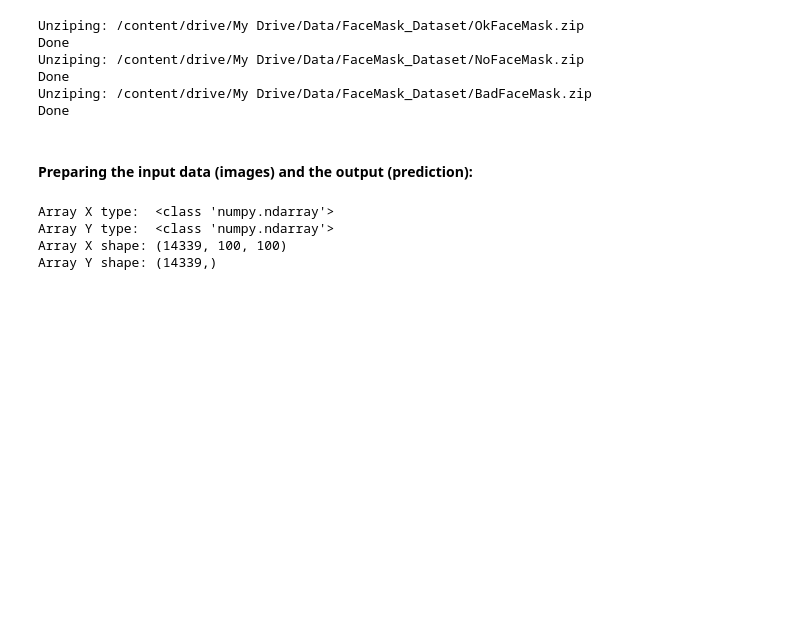
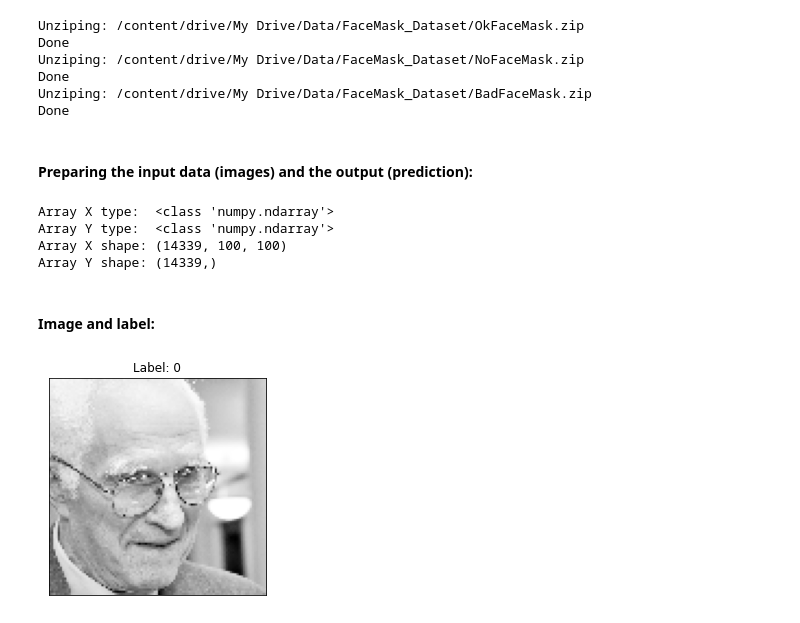
Before and after one commit to DiegoAM97/face-mask-image-classifier, a Jupyter notebook: AIModel/Data processing and CNN training.ipynb, the cells around one changed output. Drawn from its saved outputs; the diff is of its cells as text; code cells hidden in the pictures; blank space fills up the shorter version.

Commit message:
Final result of the data and label

```diff
--- a/AIModel/Data processing and CNN training.ipynb
+++ b/AIModel/Data processing and CNN training.ipynb
@@ -63,3 +63,14 @@ Array X type:  <class 'numpy.ndarray'>
 Array Y type:  <class 'numpy.ndarray'>
 Array X shape: (14339, 100, 100)
 Array Y shape: (14339,)
+# %% [markdown]
+#### Image and label:
+# %%
+import matplotlib.pyplot as plt
+exampleImage = 5000
+plt.imshow(X[exampleImage], cmap='Greys_r')
+plt.title('Label: ' + str(Y[exampleImage]))
+plt.setp(plt.gcf().get_axes(), xticks=[], yticks=[]);
+plt.show()
+# %% [output]
+[figure, added]
```
Also changed, not shown: parts of 1 cell of this notebook.
